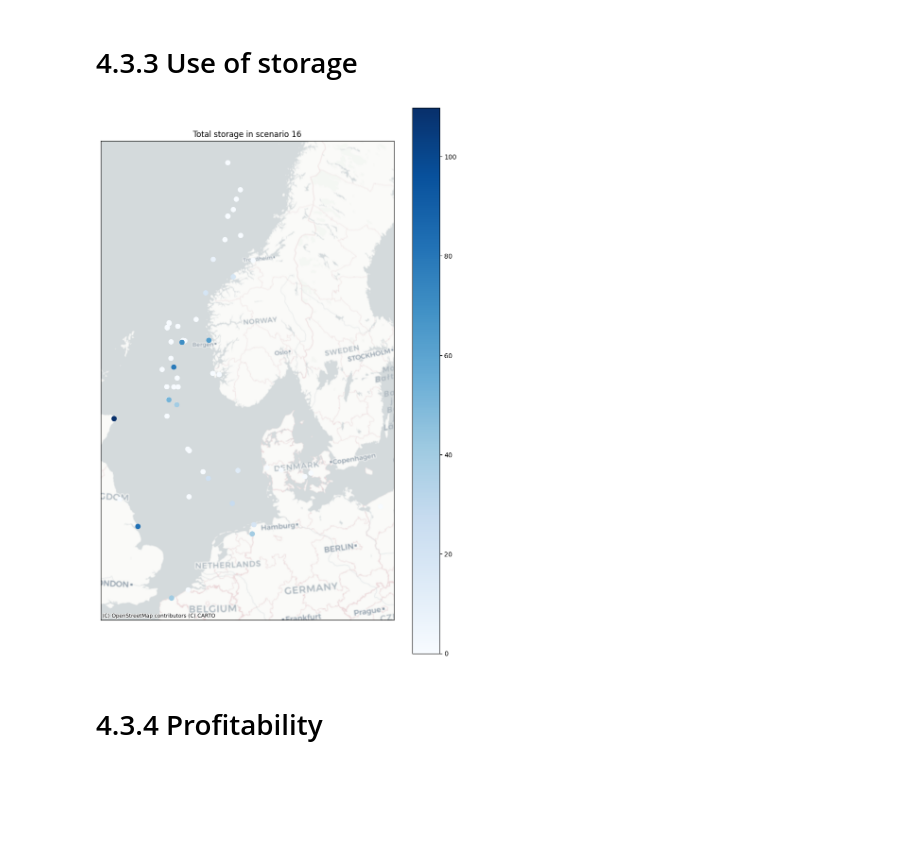
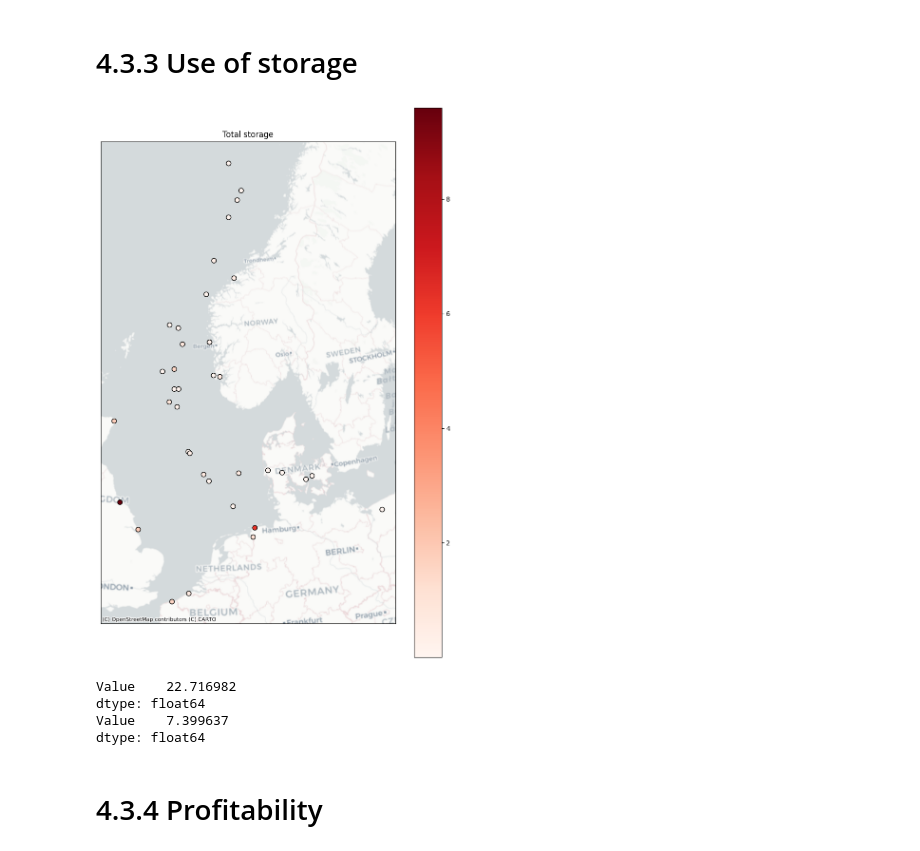
Before and after one commit to berendmarkhorst/secondary_gas_market, a Jupyter notebook: analysis.ipynb, the cells around one changed output. Drawn from its saved outputs; the diff is of its cells as text; code cells hidden in the pictures; blank space fills up the shorter version.

Commit message:
Shadowprices production and arcs included

```diff
--- a/analysis.ipynb
+++ b/analysis.ipynb
@@ -192,7 +208,7 @@ def read_data(input_file):
 def get_value_from_solution(key, solution):
     return solution[key] if key in solution.keys() else 0
 # %%
-input_file = "Results/result_v2_A_8"
+input_file = "Results/result_v2_B_8"
 
 problem, solution, shadow_prices = read_data(input_file)
 # %%
@@ -615,45 +629,62 @@ storage = solution["v"].copy()
 storage = storage[storage["Stage"] == 3]
 
 # Add scenario indices
-storage["Scenario index"] = np.where(
-    storage["Stage"] == 2,
-    (storage["Scenario node"] - (nr_hours + 1)) // nr_hours + 1,
-    (storage["Scenario node"] -  (nr_second_stages + 1) * nr_hours + 1) // nr_hours + 1
-)
+# storage["Scenario index"] = np.where(
+#     storage["Stage"] == 2,
+#     (storage["Scenario node"] - (nr_hours + 1)) // nr_hours + 1,
+#     (storage["Scenario node"] -  (nr_second_stages + 1) * nr_hours + 1) // nr_hours + 1
+# )
 
-scenario_idx = 16
-storage = storage[storage["Scenario index"] == scenario_idx].groupby("Node").sum()["Value"].to_frame()
+# scenario_idx = 16
+# storage = storage[storage["Scenario index"] == scenario_idx]
+storage = storage.groupby("Node")["Value"].mean().to_frame()
 storage.columns = ["Storage"]
 
 production_nodes_df = nodes_geo_df.merge(storage, left_on="Name", right_on=production.index)
 
+production_nodes_df = production_nodes_df[production_nodes_df["Storage"] > 0]
+
 # Normalize capacity used for colormap
 norm_nodes = Normalize(vmin=production_nodes_df["Storage"].min(),
                        vmax=production_nodes_df["Storage"].max())
-cmap_nodes = cm.Blues  # Choose colormap
+cmap_nodes = cm.Reds  # Choose colormap
 
 # Assign colors based on capacity used
 node_colors = [cmap_nodes(norm_nodes(val)) for val in production_nodes_df["Storage"]]
 
 # Plot
 fig, ax = plt.subplots(figsize=(10, 15))
 
 # Plot nodes with color mapping
-production_nodes_df.plot(ax=ax, zorder=3, color=node_colors, markersize=50)
+production_nodes_df.plot(ax=ax, zorder=3, color=node_colors, markersize=50, edgecolors="black")
 
-production_nodes_df.plot(ax=ax, column="Storage", cmap='Blues',legend=True)
+production_nodes_df.plot(ax=ax, column="Storage", cmap='Reds',legend=True)
 
 # Add basemap
 cx.add_basemap(ax, crs=32631, source=cx.providers.CartoDB.Positron)
 
 plt.xticks([])
 plt.yticks([])
 
-plt.title(f"Total storage in scenario {scenario_idx}")
+plt.title(f"Total storage")
 
 plt.savefig("Figures/storage_visualized.pdf", bbox_inches='tight')
 # %% [output]
-[figure, old version]
+[figure, new version]
+# %%
+storage = solution["v"].copy()
+
+storage = storage.groupby("Node")["Value"].mean().to_frame()
+
+print(storage.loc[markets].sum())
+
+bad_df = storage.index.isin(markets)
+print(storage[~bad_df].sum())
+# %% [output]
+Value    22.716982
+dtype: float64
+Value    7.399637
+dtype: float64
 # %% [markdown]
 # 4.3.4 Profitability
 # %%
```
Also changed, not shown: parts of 8 cells of this notebook, 44 other files.
